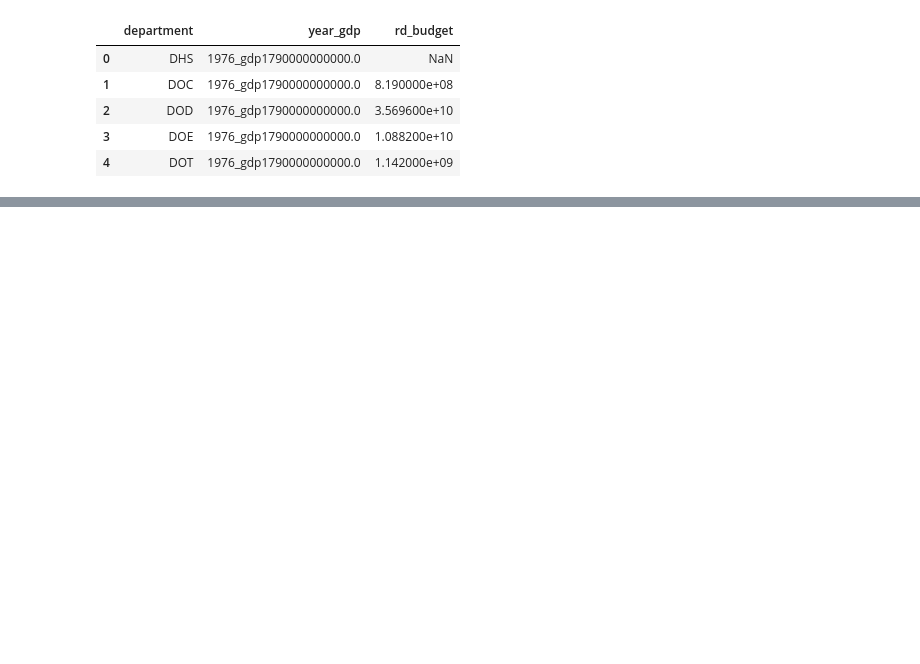
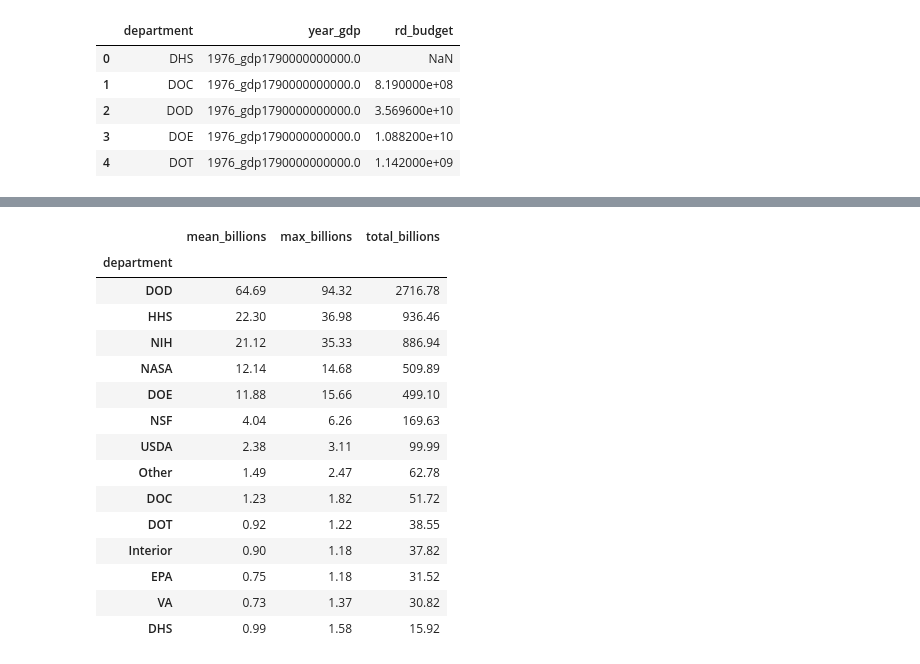
Before and after one commit to hmacher27/MACHER-Data-Science-Portfolio, a Jupyter notebook: TidyData-Project/tidydata.ipynb, the cells around one changed output, grey strips where cells are left out. Cells and saved outputs as stored; diff of their text form; code cells hidden in the pictures; blank space fills up the shorter version.

```diff
--- a/TidyData-Project/tidydata.ipynb
+++ b/TidyData-Project/tidydata.ipynb
@@ -78,0 +273,30 @@ df_long.head()
+# %%
+# Mean, max, and total R&D spending for each department
+pivot = merged.pivot_table(
+    index="department",
+    values="rd_budget_billions",
+    aggfunc=["mean", "max", "sum"]
+).round(2)
+
+# Rename the columns
+pivot.columns = ["mean_billions", "max_billions", "total_billions"]
+
+# Sort so biggest spenders are at the top
+pivot.sort_values("total_billions", ascending=False)
+# %% [output]
+|  | mean_billions | max_billions | total_billions |
+| department |  |  |  |
+| DOD | 64.69 | 94.32 | 2716.78 |
+| HHS | 22.30 | 36.98 | 936.46 |
+| NIH | 21.12 | 35.33 | 886.94 |
+| NASA | 12.14 | 14.68 | 509.89 |
+| DOE | 11.88 | 15.66 | 499.10 |
+| NSF | 4.04 | 6.26 | 169.63 |
+| USDA | 2.38 | 3.11 | 99.99 |
+| Other | 1.49 | 2.47 | 62.78 |
+| DOC | 1.23 | 1.82 | 51.72 |
+| DOT | 0.92 | 1.22 | 38.55 |
+| Interior | 0.90 | 1.18 | 37.82 |
+| EPA | 0.75 | 1.18 | 31.52 |
+| VA | 0.73 | 1.37 | 30.82 |
+| DHS | 0.99 | 1.58 | 15.92 |
```
Also changed, not shown: parts of 24 cells of this notebook, 1 other file.
